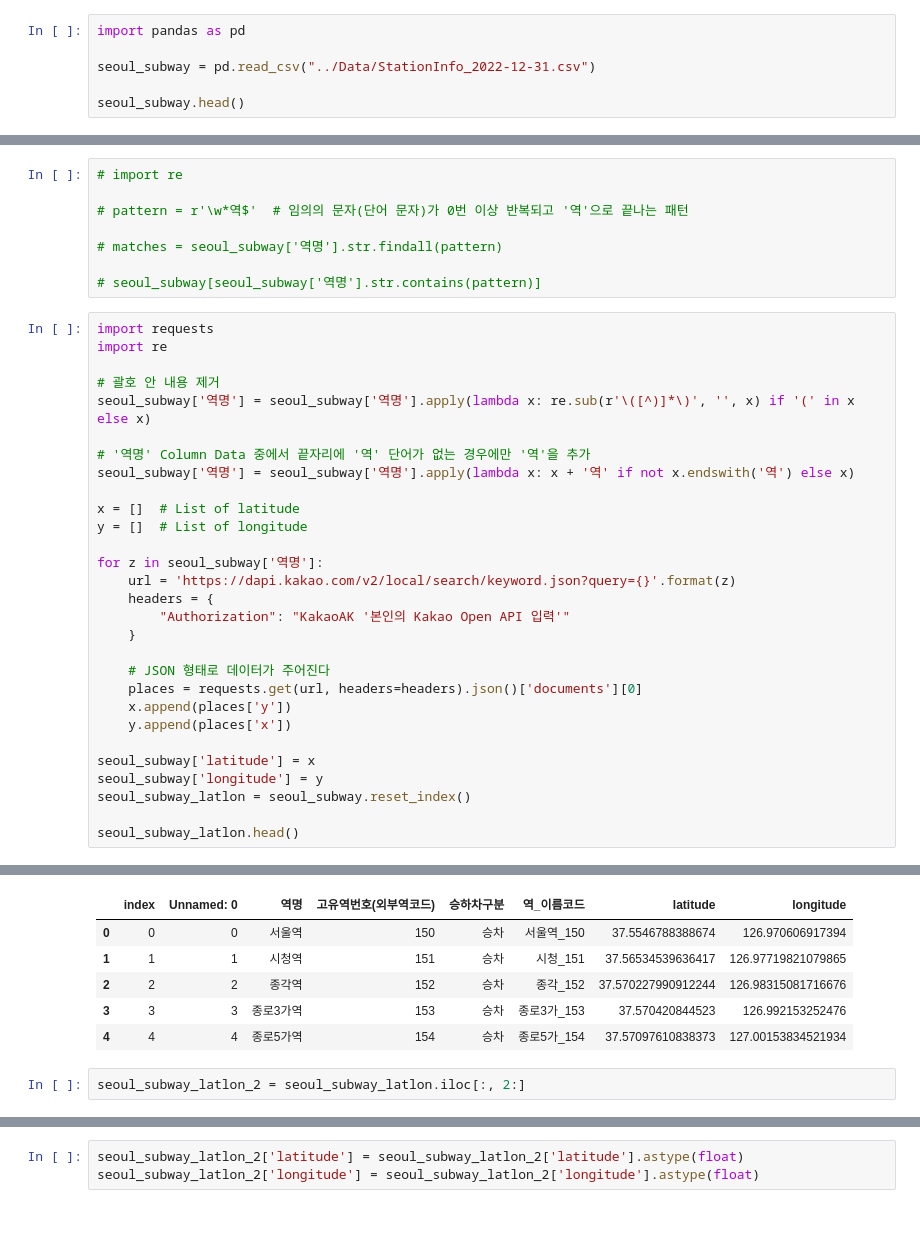
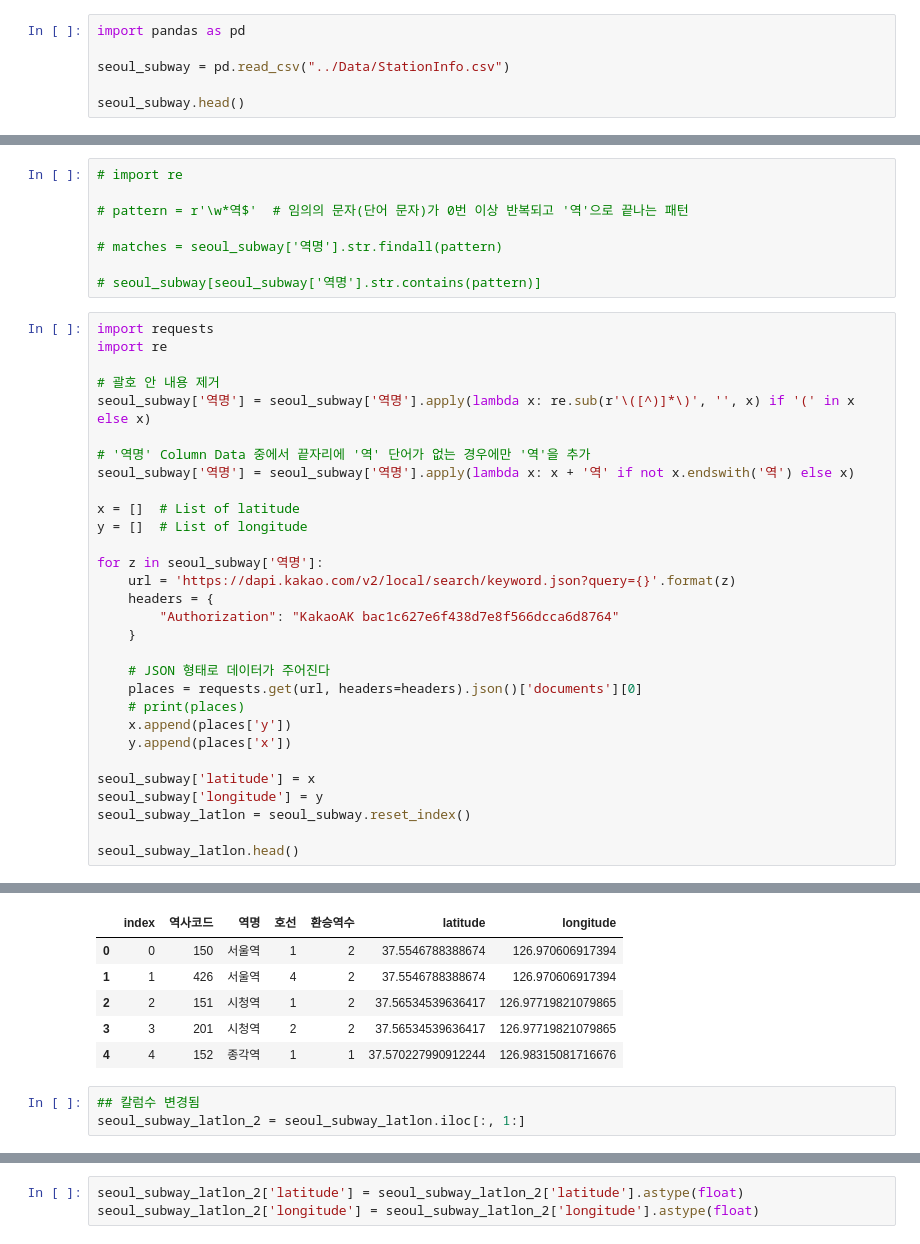
Before and after one commit to rhkddud0310/HaruSijack, a Jupyter notebook: DataAnalysis/역사명을 통한 위경도 변환하기.ipynb, the cells around one changed output, grey strips where cells are left out. Drawn from its saved outputs; the diff is of its cells as text.

```diff
--- a/DataAnalysis/역사명을 통한 위경도 변환하기.ipynb
+++ b/DataAnalysis/역사명을 통한 위경도 변환하기.ipynb
@@ -22,7 +24,7 @@ warnings.filterwarnings('ignore')
 # %%
 import pandas as pd
 
-seoul_subway = pd.read_csv("../Data/StationInfo_2022-12-31.csv")
+seoul_subway = pd.read_csv("../Data/StationInfo.csv")
 
 seoul_subway.head()
 # %% [output]
@@ -58,11 +60,12 @@ y = []  # List of longitude
 for z in seoul_subway['역명']:
     url = 'https://dapi.kakao.com/v2/local/search/keyword.json?query={}'.format(z)
     headers = {
-        "Authorization": "KakaoAK '본인의 Kakao Open API 입력'"
+        "Authorization": "KakaoAK bac1c627e6f438d7e8f566dcca6d8764"
     }
 
     # JSON 형태로 데이터가 주어진다
     places = requests.get(url, headers=headers).json()['documents'][0]
+    # print(places)
     x.append(places['y'])
     y.append(places['x'])
 
@@ -75,11 +95,12 @@ seoul_subway_latlon.head()
-|  | index | Unnamed: 0 | 역명 | 고유역번호(외부역코드) | 승하차구분 | 역_이름코드 | latitude | longitude |
-| 0 | 0 | 0 | 서울역 | 150 | 승차 | 서울역_150 | 37.5546788388674 | 126.970606917394 |
-| 1 | 1 | 1 | 시청역 | 151 | 승차 | 시청_151 | 37.56534539636417 | 126.97719821079865 |
-| 2 | 2 | 2 | 종각역 | 152 | 승차 | 종각_152 | 37.570227990912244 | 126.98315081716676 |
-| 3 | 3 | 3 | 종로3가역 | 153 | 승차 | 종로3가_153 | 37.570420844523 | 126.992153252476 |
-| 4 | 4 | 4 | 종로5가역 | 154 | 승차 | 종로5가_154 | 37.57097610838373 | 127.00153834521934 |
+|  | index | 역사코드 | 역명 | 호선 | 환승역수 | latitude | longitude |
+| 0 | 0 | 150 | 서울역 | 1 | 2 | 37.5546788388674 | 126.970606917394 |
+| 1 | 1 | 426 | 서울역 | 4 | 2 | 37.5546788388674 | 126.970606917394 |
+| 2 | 2 | 151 | 시청역 | 1 | 2 | 37.56534539636417 | 126.97719821079865 |
+| 3 | 3 | 201 | 시청역 | 2 | 2 | 37.56534539636417 | 126.97719821079865 |
+| 4 | 4 | 152 | 종각역 | 1 | 1 | 37.570227990912244 | 126.98315081716676 |
-# %%
-seoul_subway_latlon_2 = seoul_subway_latlon.iloc[:, 2:]
+# %%
+## 칼럼수 변경됨
+seoul_subway_latlon_2 = seoul_subway_latlon.iloc[:, 1:]
 # %%
 seoul_subway_latlon_2.info()
 # %% [output]
```
Also changed, not shown: parts of 6 cells of this notebook, 5 other files.
